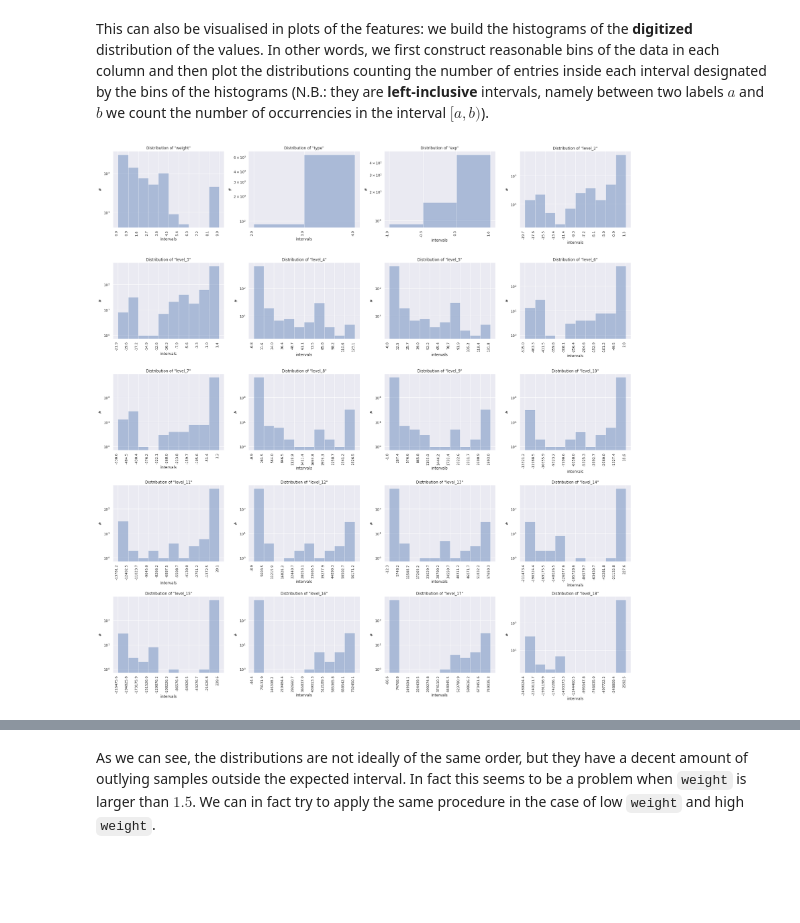
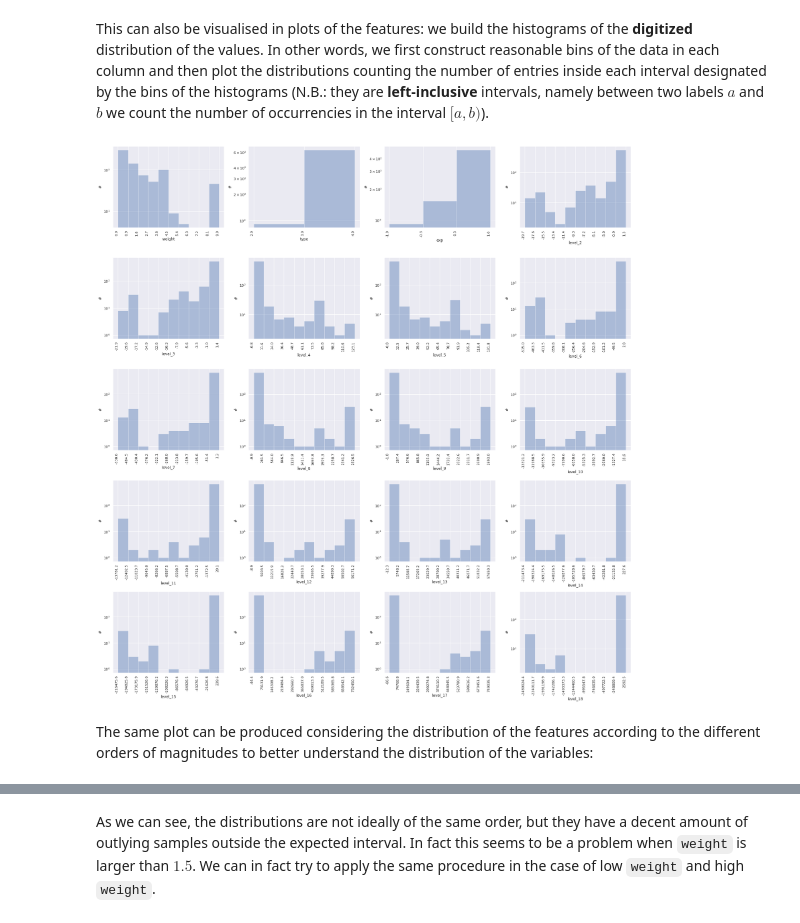
Before and after one commit to thesfinox/ml-sft-trunc, a Jupyter notebook: sft-level-trunc.ipynb, the cells around one changed output, grey strips where cells are left out. Saved outputs shown, nothing was run; the diff lists cells and outputs as text; code cells hidden in the pictures; blank space fills up the shorter version.

```diff
--- a/sft-level-trunc.ipynb
+++ b/sft-level-trunc.ipynb
@@ -516,8 +516,8 @@ This can also be visualised in plots of the features: we build the histograms of
 # %%
 def discrete_bins(series: pd.Series,
                   n_bins: int,
-                  ax: None
-                 ) -> None:
+                  ax: plt.axes
+                 ) -> plt.axes:
     '''
     Digitise the series into a given number of discrete bins.
 
@@ -544,33 +544,34 @@ def discrete_bins(series: pd.Series,
                        )
 
     # plot the discretization
     sns.distplot(cuts,
                  bins=range(n_bins + 1),
                  kde=False,
-                 axlabel='intervals',
                  ax=ax
                 )
     ax.set(ylabel='#',
-           title='Distribution of \"{}\"'.format(series.name),
+           xlabel=series.name,
            xticks=range(n_bins + 1),
            yscale='log'
           )
     ax.set_xticklabels(np.round(bins, 1), rotation=90, ha='right')
 
     return ax
 
 # plot all features
 nrows, ncols = (5,4)
 fig, ax = subplots(nrows, ncols)
 
 df_plot = df.drop(columns=['solutions', 'init'])
 df_cols = np.array(df_plot.columns).reshape(nrows, ncols)
 
 for i in range(nrows):
     for j in range(ncols):
         discrete_bins(df_plot[df_cols[i,j]], n_bins=10, ax=ax[i,j])
 
 plt.tight_layout()
 plt.savefig(imgpath('dataset-distribution_full.pdf'), dpi=150, format='pdf')
 # %% [output]
-[figure, old version]
+[figure, new version]
+# %% [markdown]
+The same plot can be produced considering the distribution of the features according to the different orders of magnitudes to better understand the distribution of the variables:
```
Also changed, not shown: parts of 17 cells of this notebook, 37 other files.
